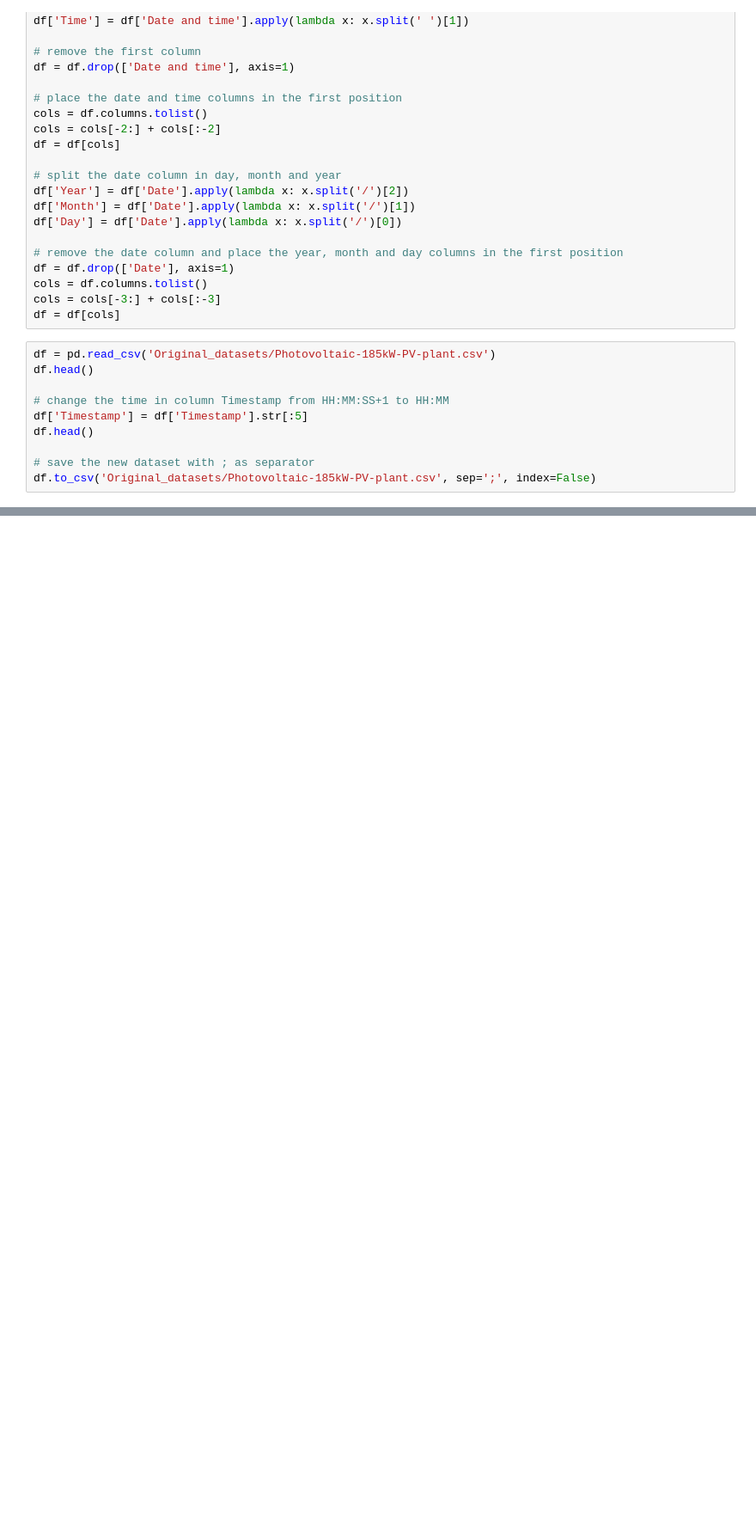
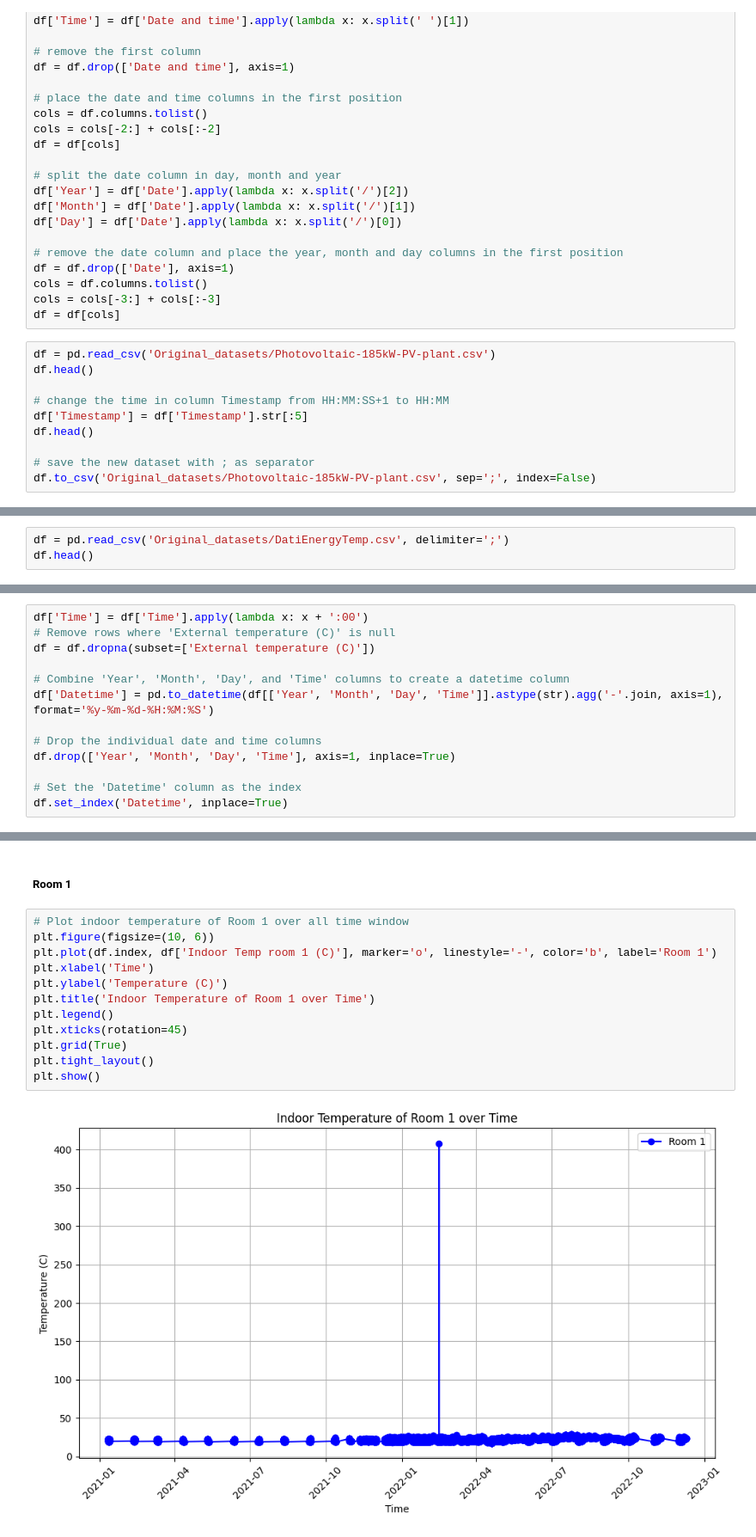
Before and after one commit to PeriniM/Hackathon-NOI, a Jupyter notebook: Data_analysis.ipynb, the cells around one changed output, grey strips where cells are left out. Shown: that part at 86% size. Cells and saved outputs as stored; diff of their text form; blank space fills up the shorter version.

Commit message:
cleaned dataset

```diff
--- a/Data_analysis.ipynb
+++ b/Data_analysis.ipynb
@@ -58,0 +62,3 @@ df.to_csv('Original_datasets/Photovoltaic-185kW-PV-plant.csv', sep=';', index=Fa
+# %%
+df = pd.read_csv('Original_datasets/DatiEnergyTemp.csv', delimiter=';')
+df.head()
@@ -58,0 +88,13 @@ df.to_csv('Original_datasets/Photovoltaic-185kW-PV-plant.csv', sep=';', index=Fa
+# %%
+df['Time'] = df['Time'].apply(lambda x: x + ':00')
+# Remove rows where 'External temperature (C)' is null
+df = df.dropna(subset=['External temperature (C)'])
+
+# Combine 'Year', 'Month', 'Day', and 'Time' columns to create a datetime column
+df['Datetime'] = pd.to_datetime(df[['Year', 'Month', 'Day', 'Time']].astype(str).agg('-'.join, axis=1), format='%y-%m-%d-%H:%M:%S')
+
+# Drop the individual date and time columns
+df.drop(['Year', 'Month', 'Day', 'Time'], axis=1, inplace=True)
+
+# Set the 'Datetime' column as the index
+df.set_index('Datetime', inplace=True)
@@ -58,0 +129,16 @@ df.to_csv('Original_datasets/Photovoltaic-185kW-PV-plant.csv', sep=';', index=Fa
+# %% [markdown]
+##### Room 1
+# %%
+# Plot indoor temperature of Room 1 over all time window
+plt.figure(figsize=(10, 6))
+plt.plot(df.index, df['Indoor Temp room 1 (C)'], marker='o', linestyle='-', color='b', label='Room 1')
+plt.xlabel('Time')
+plt.ylabel('Temperature (C)')
+plt.title('Indoor Temperature of Room 1 over Time')
+plt.legend()
+plt.xticks(rotation=45)
+plt.grid(True)
+plt.tight_layout()
+plt.show()
+# %% [output]
+[figure, added]
```
Also changed, not shown: parts of 27 cells of this notebook, 1 other file.
